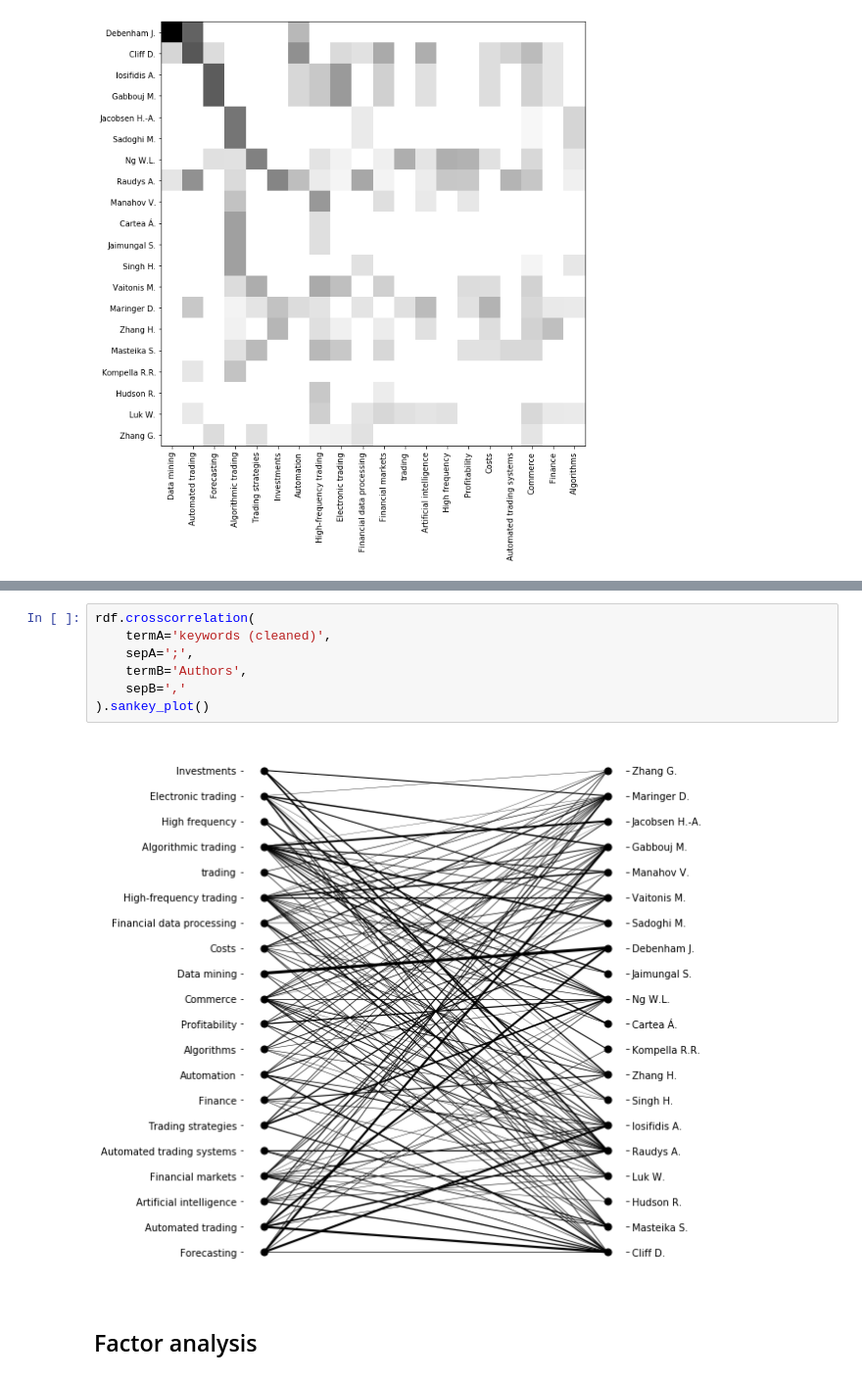
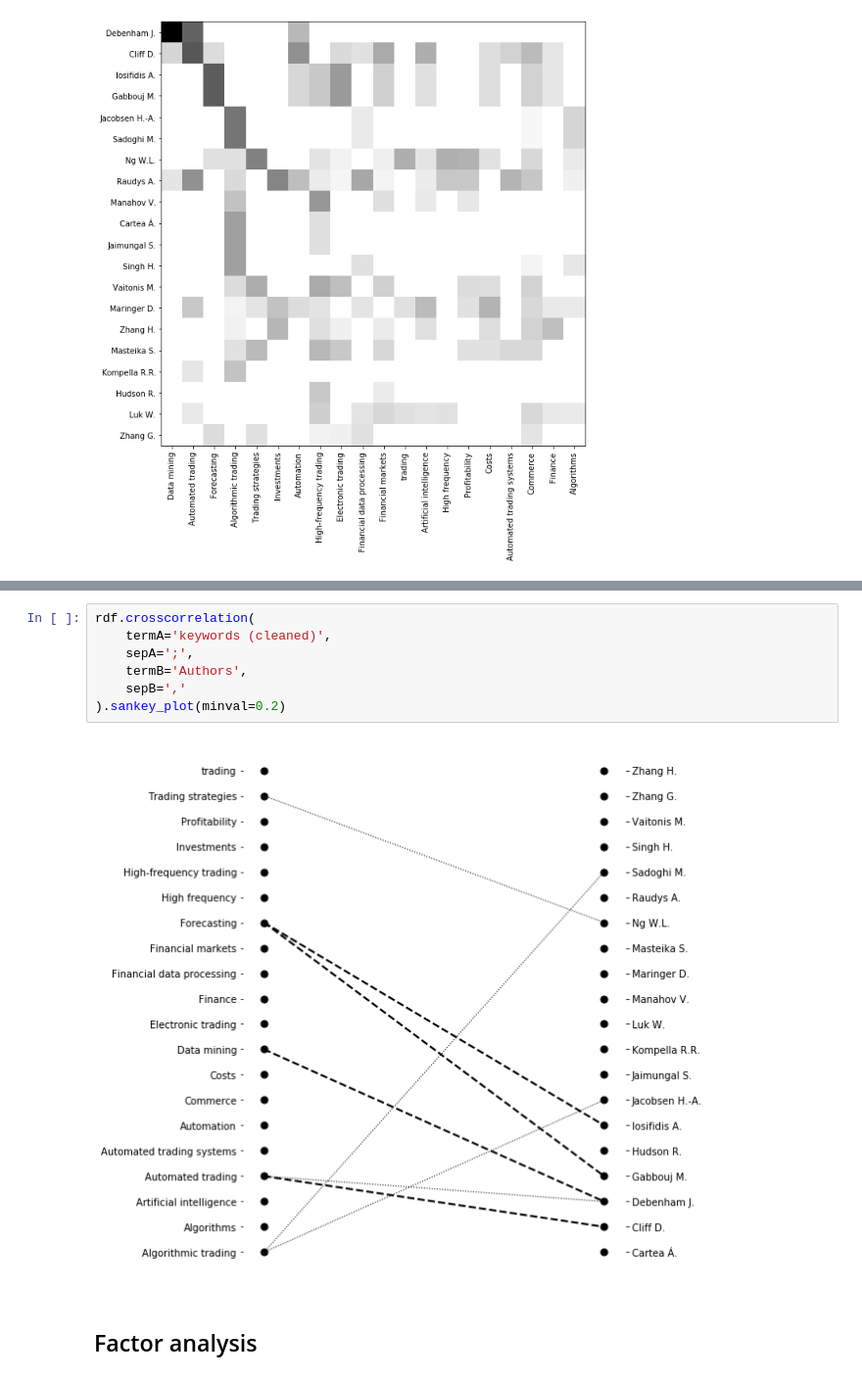
Before and after one commit to jdvelasq/techminer-old-deprecated, a Jupyter notebook: guide/tutorial/11-step-10-correlation.ipynb, the cells around one changed output, grey strips where cells are left out. Shown at 98% size. Saved outputs shown, nothing was run; the diff lists cells and outputs as text.

Commit message:
factor sankey plot

```diff
--- a/guide/tutorial/11-step-10-correlation.ipynb
+++ b/guide/tutorial/11-step-10-correlation.ipynb
@@ -102,12 +102,12 @@ rdf.crosscorrelation(
 # %%
 rdf.crosscorrelation(
     termA='keywords (cleaned)',
     sepA=';',
     termB='Authors',
     sepB=','
-).sankey_plot()
+).sankey_plot(minval=0.2)
 # %% [output]
-[figure, old version]
+[figure, new version]
 # %% [markdown]
 ## Factor analysis
 # %%
```
Also changed, not shown: parts of 4 cells of this notebook, 2 other files.
